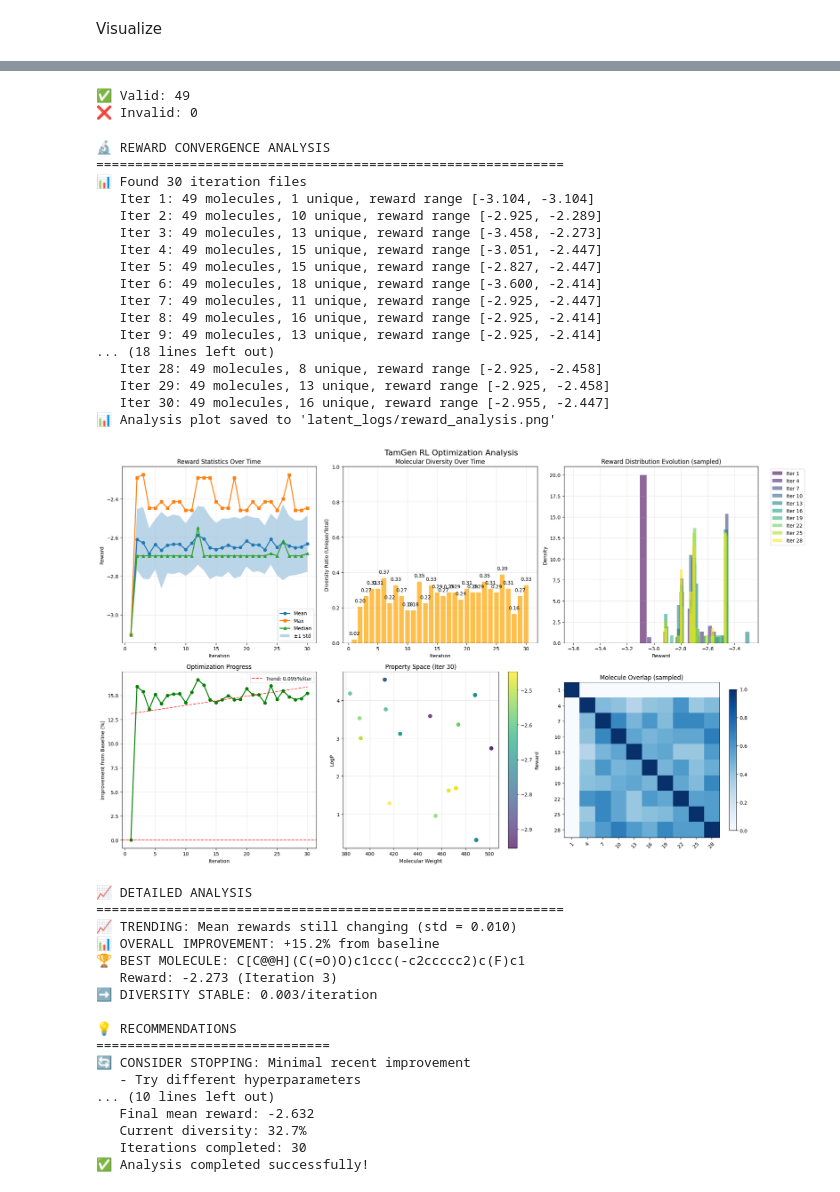
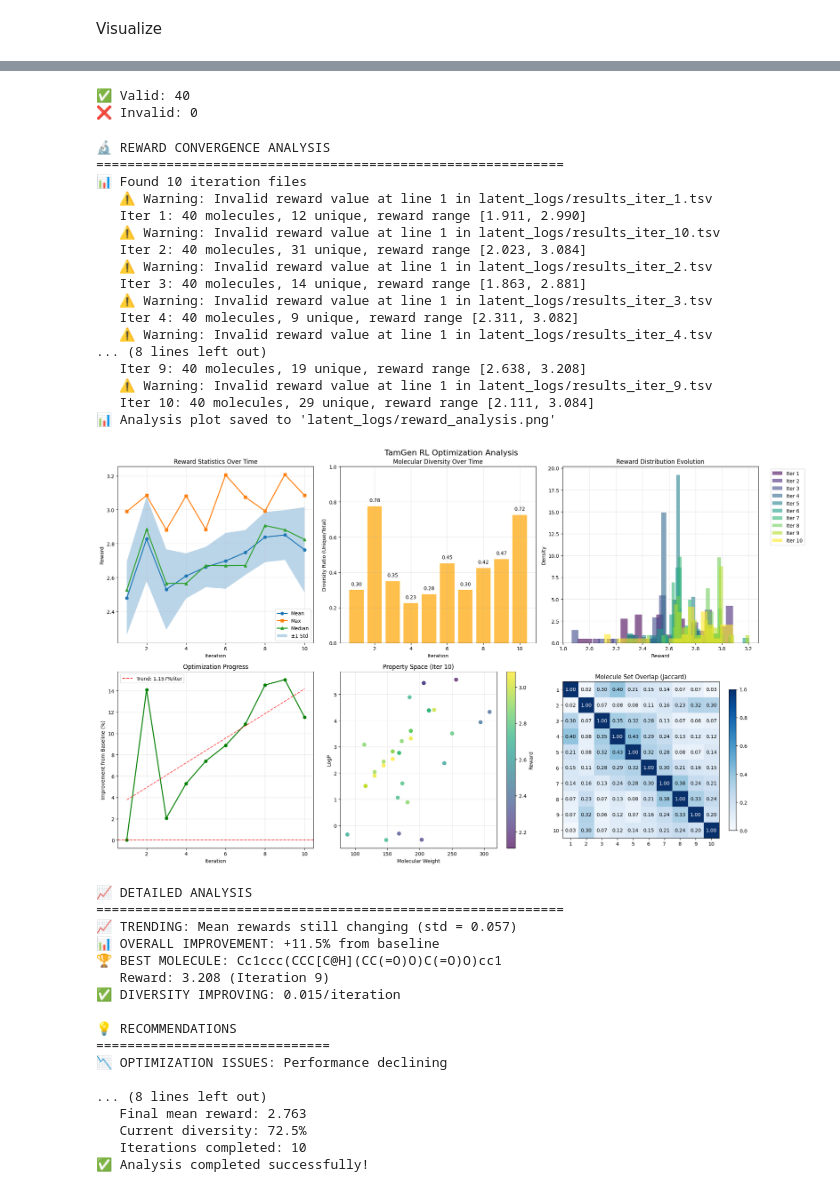
Before and after one commit to Redomic/TamGen-RL, a Jupyter notebook: interactive_decode.ipynb, the cells around one changed output, grey strips where cells are left out. Saved outputs shown, nothing was run; the diff lists cells and outputs as text; code cells hidden in the pictures.

```diff
--- a/interactive_decode.ipynb
+++ b/interactive_decode.ipynb
@@ -60,15 +61,15 @@ Set the PDB you want to generate cmpds
 worker.reload_data(subset="gen_" + pdb_id.lower())
 
 final_smiles = worker.sample(
-    m_sample=10000,      # Tiny
-    num_iter=30,      # Just 2 iterations
+    m_sample=1000,      # Tiny
+    num_iter=10,      # Just 2 iterations
     latent_dim=256,
     alpha=0.4,
     top_k=10,
     lambda_sas=0.3,
     lambda_logp=0.1,
     lambda_mw=0.1,
-    maxseed=50,       # Just 2 seeds
+    maxseed=20,       # Just 2 seeds
     use_cuda=torch.cuda.is_available()
 )
 # %% [output]
@@ -136,7 +195,7 @@ for smi in final_smiles:
 print(f"✅ Valid: {len(valid_smiles)}")
 print(f"❌ Invalid: {len(invalid_smiles)}")
 # %% [output]
-✅ Valid: 49
+✅ Valid: 40
 ❌ Invalid: 0
 # %%
 import glob
@@ -158,7 +217,7 @@ def analyze_reward_convergence():
     print("=" * 60)
 
     # Load reward files
-    reward_files = sorted(glob.glob('latent_logs/rewards_iter_*.tsv'))
+    reward_files = sorted(glob.glob('latent_logs/results_iter_*.tsv'))
     if not reward_files:
         print("❌ No reward files found in latent_logs/")
         return
@@ -491,62 +550,62 @@ def analyze_reward_convergence():
         print(f"   - Total iterations analyzed: {len(iterations)}")
         print(f"   - Total unique molecules discovered: {len(all_molecules)}")
 
         # Check for plateaus
         if len(means) >= 10:
             last_10_improvement = (means[-1] - means[-10]) / abs(means[-10]) * 100
             print(f"   - Improvement over last 10 iterations: {last_10_improvement:+.1f}%")
 
         # Memory usage estimate
         total_molecules = sum(len(iteration_data[i]['molecules']) for i in iterations)
         print(f"   - Total molecules evaluated: {total_molecules}")
 
     print(f"\n📋 SUMMARY STATISTICS")
     print(f"   Best reward found: {max(maxs):.3f}")
     print(f"   Final mean reward: {means[-1]:.3f}")
     print(f"   Current diversity: {latest_diversity:.1%}")
     print(f"   Iterations completed: {len(iterations)}")
 
     return iteration_data
 
 if __name__ == "__main__":
     result = analyze_reward_convergence()
     if result is not None:
         print("✅ Analysis completed successfully!")
     else:
         print("❌ Analysis failed - check your data files!")
 # %% [output]
 🔬 REWARD CONVERGENCE ANALYSIS
 ============================================================
-📊 Found 30 iteration files
-   Iter 1: 49 molecules, 1 unique, reward range [-3.104, -3.104]
-   Iter 2: 49 molecules, 10 unique, reward range [-2.925, -2.289]
-   Iter 3: 49 molecules, 13 unique, reward range [-3.458, -2.273]
-   Iter 4: 49 molecules, 15 unique, reward range [-3.051, -2.447]
-   Iter 5: 49 molecules, 15 unique, reward range [-2.827, -2.447]
-   Iter 6: 49 molecules, 18 unique, reward range [-3.600, -2.414]
-   Iter 7: 49 molecules, 11 unique, reward range [-2.925, -2.447]
-   Iter 8: 49 molecules, 16 unique, reward range [-2.925, -2.414]
-   Iter 9: 49 molecules, 13 unique, reward range [-2.925, -2.414]
-... (18 lines left out)
-   Iter 28: 49 molecules, 8 unique, reward range [-2.925, -2.458]
-   Iter 29: 49 molecules, 13 unique, reward range [-2.925, -2.458]
-   Iter 30: 49 molecules, 16 unique, reward range [-2.955, -2.447]
+📊 Found 10 iteration files
+   ⚠️ Warning: Invalid reward value at line 1 in latent_logs/results_iter_1.tsv
+   Iter 1: 40 molecules, 12 unique, reward range [1.911, 2.990]
+   ⚠️ Warning: Invalid reward value at line 1 in latent_logs/results_iter_10.tsv
+   Iter 2: 40 molecules, 31 unique, reward range [2.023, 3.084]
+   ⚠️ Warning: Invalid reward value at line 1 in latent_logs/results_iter_2.tsv
+   Iter 3: 40 molecules, 14 unique, reward range [1.863, 2.881]
+   ⚠️ Warning: Invalid reward value at line 1 in latent_logs/results_iter_3.tsv
+   Iter 4: 40 molecules, 9 unique, reward range [2.311, 3.082]
+   ⚠️ Warning: Invalid reward value at line 1 in latent_logs/results_iter_4.tsv
+... (8 lines left out)
+   Iter 9: 40 molecules, 19 unique, reward range [2.638, 3.208]
+   ⚠️ Warning: Invalid reward value at line 1 in latent_logs/results_iter_9.tsv
+   Iter 10: 40 molecules, 29 unique, reward range [2.111, 3.084]
 📊 Analysis plot saved to 'latent_logs/reward_analysis.png'
-[figure, old version]
+[figure, new version]
 📈 DETAILED ANALYSIS
 ============================================================
-📈 TRENDING: Mean rewards still changing (std = 0.010)
-📊 OVERALL IMPROVEMENT: +15.2% from baseline
-🏆 BEST MOLECULE: C[C@@H](C(=O)O)c1ccc(-c2ccccc2)c(F)c1
-   Reward: -2.273 (Iteration 3)
-➡️ DIVERSITY STABLE: 0.003/iteration
+📈 TRENDING: Mean rewards still changing (std = 0.057)
+📊 OVERALL IMPROVEMENT: +11.5% from baseline
+🏆 BEST MOLECULE: Cc1ccc(CCC[C@H](CC(=O)O)C(=O)O)cc1
+   Reward: 3.208 (Iteration 9)
+✅ DIVERSITY IMPROVING: 0.015/iteration
 
 💡 RECOMMENDATIONS
 ==============================
-🔄 CONSIDER STOPPING: Minimal recent improvement
-   - Try different hyperparameters
-... (10 lines left out)
-   Final mean reward: -2.632
-   Current diversity: 32.7%
-   Iterations completed: 30
+📉 OPTIMIZATION ISSUES: Performance declining
+
+... (8 lines left out)
+   Final mean reward: 2.763
+   Current diversity: 72.5%
+   Iterations completed: 10
 ✅ Analysis completed successfully!
```
Also changed, not shown: parts of 5 cells of this notebook, 8 other files.
